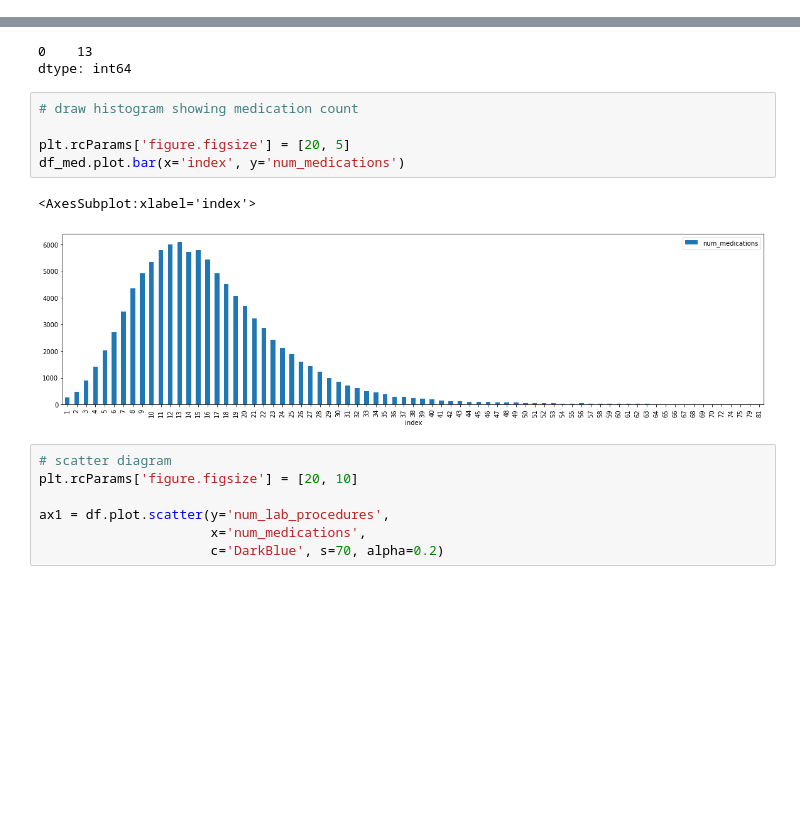
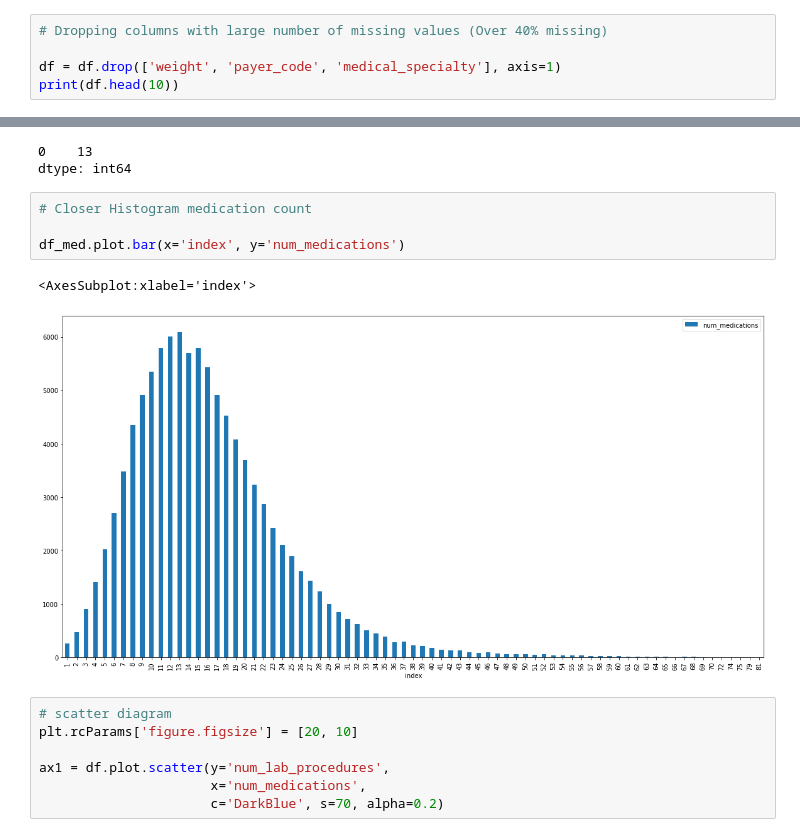
Before and after one commit to LoveBexa/diabetes-data, a Jupyter notebook: clean_diabetes.ipynb, the cells around one changed output, grey strips where cells are left out. Saved outputs shown, nothing was run; the diff lists cells and outputs as text; blank space fills up the shorter version.

```diff
--- a/clean_diabetes.ipynb
+++ b/clean_diabetes.ipynb
@@ -74,0 +122,5 @@ df.shape
+# %%
+# Dropping columns with large number of missing values (Over 40% missing)
+
+df = df.drop(['weight', 'payer_code', 'medical_specialty'], axis=1)
+print(df.head(10))
@@ -167,13 +300,12 @@ df['num_medications'].mode()
 0    13
 dtype: int64
 # %%
-# draw histogram showing medication count
+# Closer Histogram medication count
 
-plt.rcParams['figure.figsize'] = [20, 5]
 df_med.plot.bar(x='index', y='num_medications')
 # %% [output]
 <AxesSubplot:xlabel='index'>
-[figure, old version]
+[figure, new version]
 # %%
 # scatter diagram
 plt.rcParams['figure.figsize'] = [20, 10]
```
Also changed, not shown: parts of 37 cells of this notebook.
